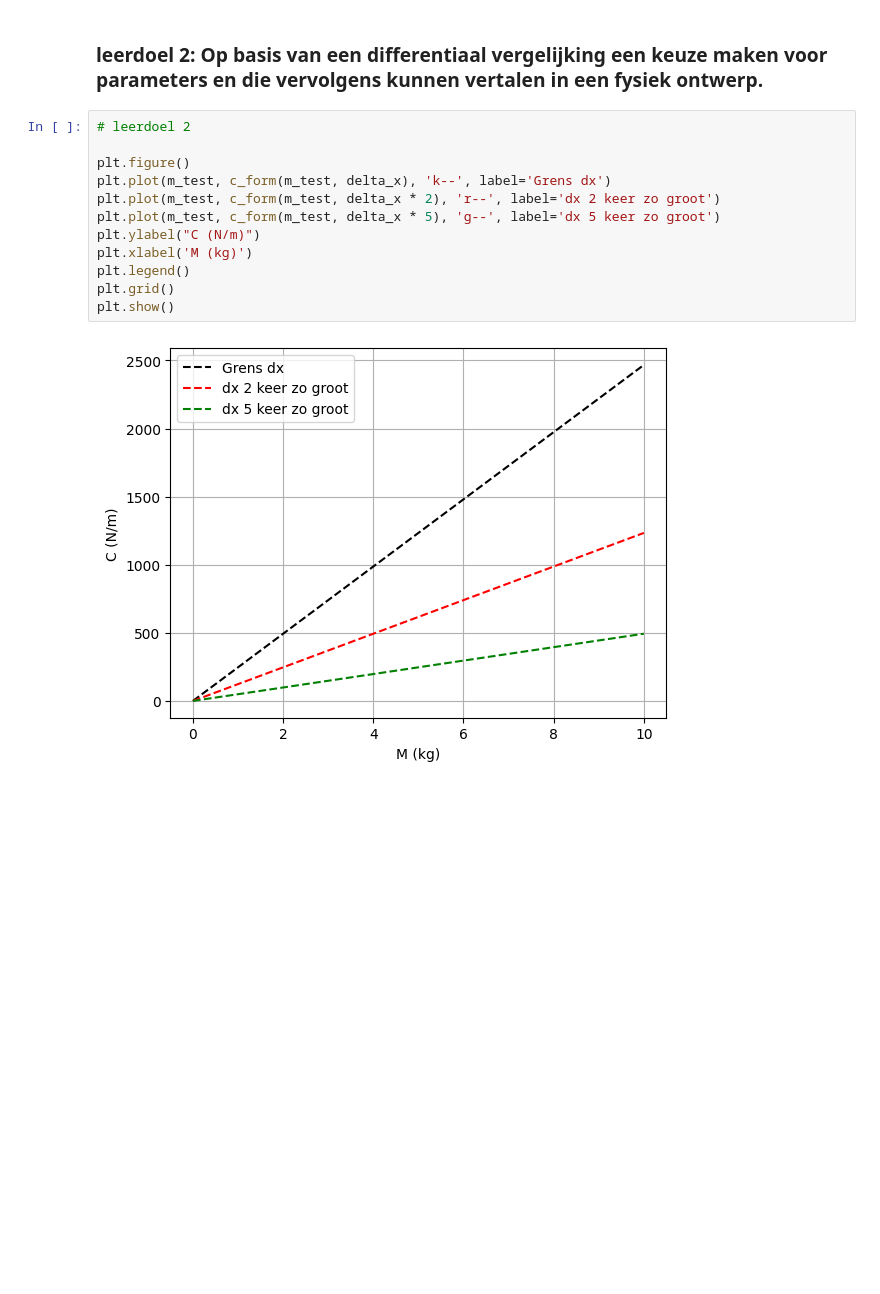
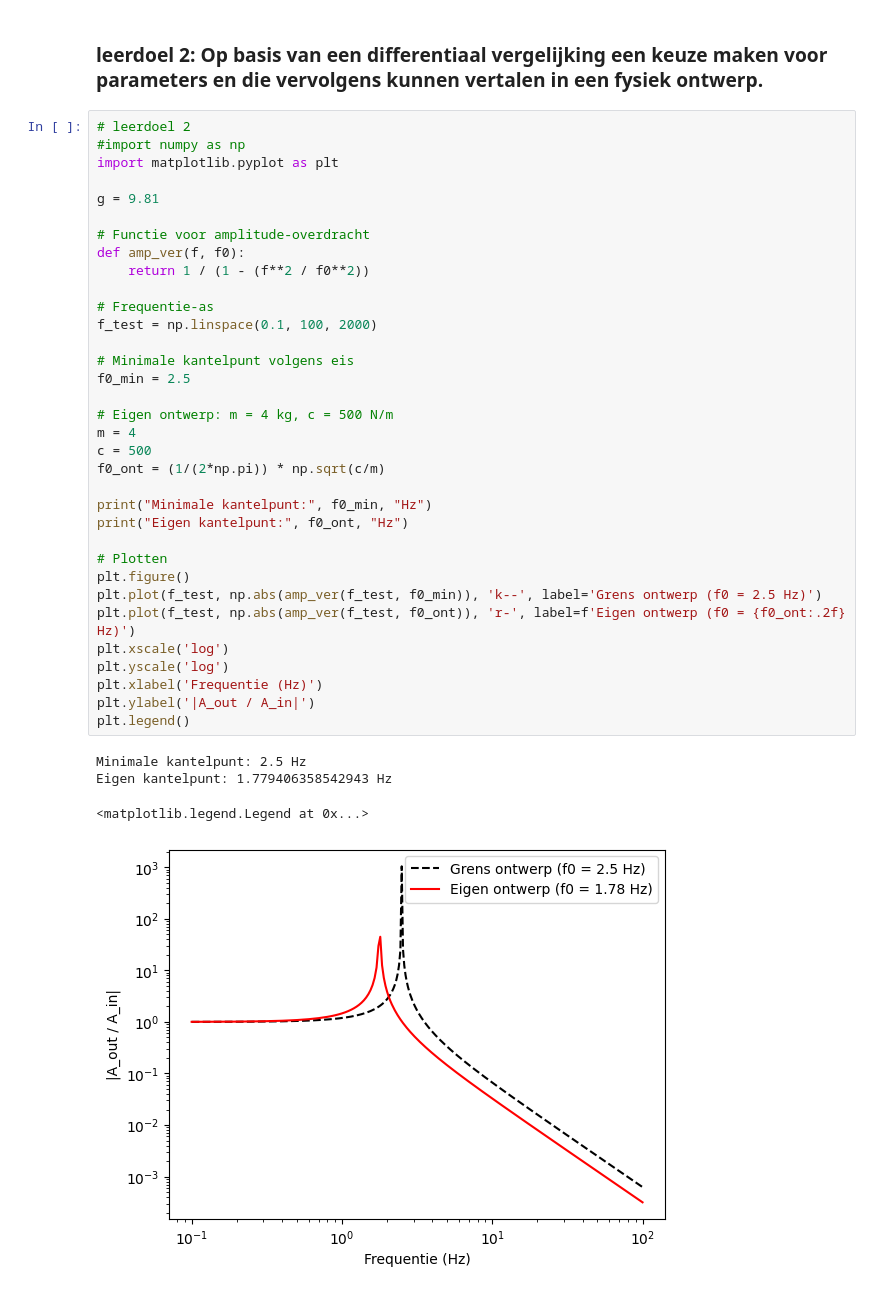
Before and after one commit to owesdorp/opdrachten-DEF-D, a Jupyter notebook: FysiekeOntwerpopdrachten/5MaakEenOpstellingTrillingsvrij/Ontwerpopdracht5MaakEenOpstellingTrillingsvrijInvulTemplate.ipynb, the cells around one changed output. Drawn from its saved outputs; the diff is of its cells as text; blank space fills up the shorter version.

```diff
--- a/FysiekeOntwerpopdrachten/5MaakEenOpstellingTrillingsvrij/Ontwerpopdracht5MaakEenOpstellingTrillingsvrijInvulTemplate.ipynb
+++ b/FysiekeOntwerpopdrachten/5MaakEenOpstellingTrillingsvrij/Ontwerpopdracht5MaakEenOpstellingTrillingsvrijInvulTemplate.ipynb
@@ -213,18 +234,43 @@ plt.show()
 ### leerdoel 2: Op basis van een differentiaal vergelijking een keuze maken voor parameters en die vervolgens kunnen vertalen in een fysiek ontwerp.
 # %%
 # leerdoel 2
+#import numpy as np
+import matplotlib.pyplot as plt
 
+g = 9.81
+
+# Functie voor amplitude-overdracht
+def amp_ver(f, f0):
+    return 1 / (1 - (f**2 / f0**2))
+
+# Frequentie-as
+f_test = np.linspace(0.1, 100, 2000)
+
+# Minimale kantelpunt volgens eis
+f0_min = 2.5
+
+# Eigen ontwerp: m = 4 kg, c = 500 N/m
+m = 4
+c = 500
+f0_ont = (1/(2*np.pi)) * np.sqrt(c/m)
+
+print("Minimale kantelpunt:", f0_min, "Hz")
+print("Eigen kantelpunt:", f0_ont, "Hz")
+
+# Plotten
 plt.figure()
-plt.plot(m_test, c_form(m_test, delta_x), 'k--', label='Grens dx')
-plt.plot(m_test, c_form(m_test, delta_x * 2), 'r--', label='dx 2 keer zo groot')
-plt.plot(m_test, c_form(m_test, delta_x * 5), 'g--', label='dx 5 keer zo groot')
-plt.ylabel("C (N/m)")
-plt.xlabel('M (kg)')
+plt.plot(f_test, np.abs(amp_ver(f_test, f0_min)), 'k--', label='Grens ontwerp (f0 = 2.5 Hz)')
+plt.plot(f_test, np.abs(amp_ver(f_test, f0_ont)), 'r-', label=f'Eigen ontwerp (f0 = {f0_ont:.2f} Hz)')
+plt.xscale('log')
+plt.yscale('log')
+plt.xlabel('Frequentie (Hz)')
+plt.ylabel('|A_out / A_in|')
 plt.legend()
-plt.grid()
-plt.show()
 # %% [output]
+Minimale kantelpunt: 2.5 Hz
+Eigen kantelpunt: 1.779406358542943 Hz
+<matplotlib.legend.Legend at 0x...>
-[figure, old version]
+[figure, new version]
 # %% [markdown]
 #### Als je je figuren onderweg opgeslagen hebt, kan je ze hier invoegen:
 <img src="tudelftLogo.png" width="400">
```
Also changed, not shown: parts of 3 cells of this notebook.
